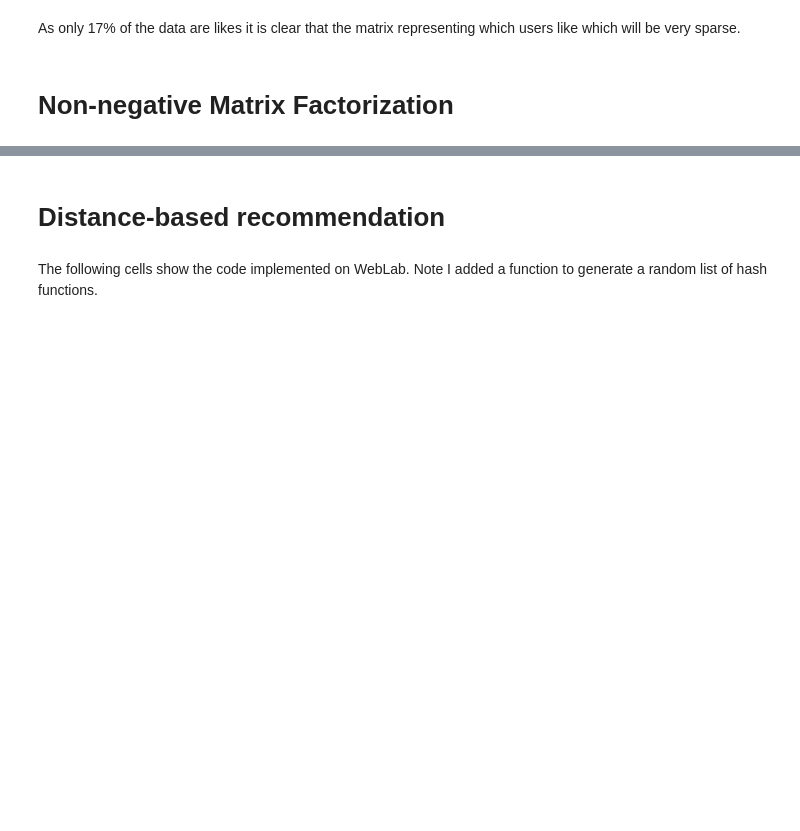
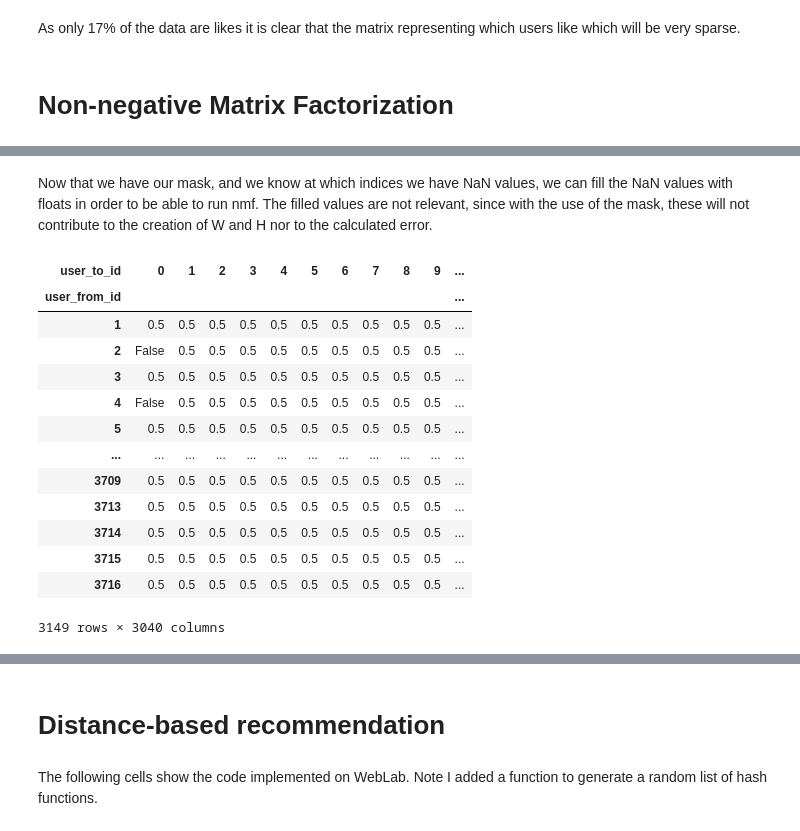
Before and after one commit to ignaciocunado/recommender-systems, a Jupyter notebook: recommender-systems.ipynb, the cells around one changed output, grey strips where cells are left out. Cells and saved outputs as stored; diff of their text form; code cells hidden in the pictures; blank space fills up the shorter version.

```diff
--- a/recommender-systems.ipynb
+++ b/recommender-systems.ipynb
@@ -83,0 +220,21 @@ As only 17% of the data are likes it is clear that the matrix representing which
+# %% [markdown]
+Now that we have our mask, and we know at which indices we have NaN values, we can fill the NaN values with floats in order to be able to run nmf.
+The filled values are not relevant, since with the use of the mask, these will not contribute to the creation of W and H nor to the calculated error.
+# %%
+user_item_matrix_filled = user_item_matrix.fillna(0.5)
+user_item_matrix_filled
+# %% [output]
+| user_to_id | 0 | 1 | 2 | 3 | 4 | 5 | 6 | 7 | 8 | 9 | ... |
+| user_from_id |  |  |  |  |  |  |  |  |  |  | ... |
+| 1 | 0.5 | 0.5 | 0.5 | 0.5 | 0.5 | 0.5 | 0.5 | 0.5 | 0.5 | 0.5 | ... |
+| 2 | False | 0.5 | 0.5 | 0.5 | 0.5 | 0.5 | 0.5 | 0.5 | 0.5 | 0.5 | ... |
+| 3 | 0.5 | 0.5 | 0.5 | 0.5 | 0.5 | 0.5 | 0.5 | 0.5 | 0.5 | 0.5 | ... |
+| 4 | False | 0.5 | 0.5 | 0.5 | 0.5 | 0.5 | 0.5 | 0.5 | 0.5 | 0.5 | ... |
+| 5 | 0.5 | 0.5 | 0.5 | 0.5 | 0.5 | 0.5 | 0.5 | 0.5 | 0.5 | 0.5 | ... |
+| ... | ... | ... | ... | ... | ... | ... | ... | ... | ... | ... | ... |
+| 3709 | 0.5 | 0.5 | 0.5 | 0.5 | 0.5 | 0.5 | 0.5 | 0.5 | 0.5 | 0.5 | ... |
+| 3713 | 0.5 | 0.5 | 0.5 | 0.5 | 0.5 | 0.5 | 0.5 | 0.5 | 0.5 | 0.5 | ... |
+| 3714 | 0.5 | 0.5 | 0.5 | 0.5 | 0.5 | 0.5 | 0.5 | 0.5 | 0.5 | 0.5 | ... |
+| 3715 | 0.5 | 0.5 | 0.5 | 0.5 | 0.5 | 0.5 | 0.5 | 0.5 | 0.5 | 0.5 | ... |
+| 3716 | 0.5 | 0.5 | 0.5 | 0.5 | 0.5 | 0.5 | 0.5 | 0.5 | 0.5 | 0.5 | ... |
+3149 rows × 3040 columns
```
Also changed, not shown: parts of 32 cells of this notebook.
